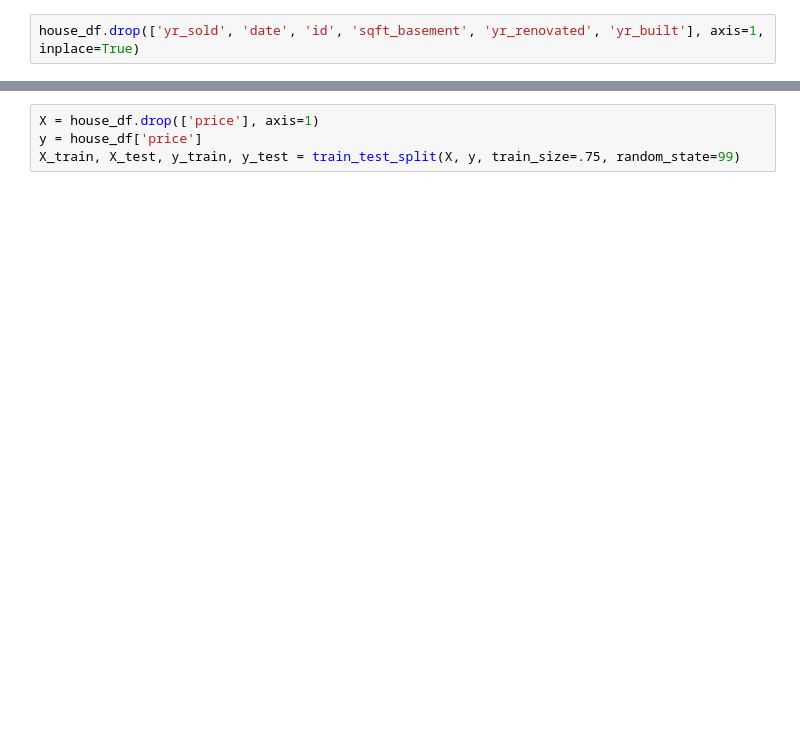
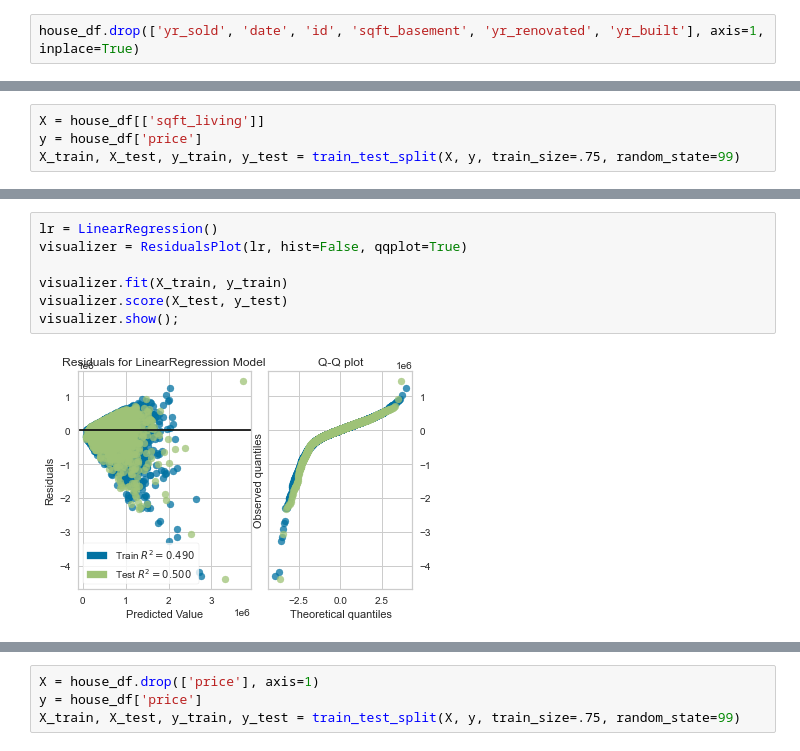
Before and after one commit to luke-lite/Residential-Real-Estate-Analysis, a Jupyter notebook: Residential Real Estate Analysis.ipynb, the cells around one changed output, grey strips where cells are left out. Saved outputs shown, nothing was run; the diff lists cells and outputs as text; blank space fills up the shorter version.

```diff
--- a/Residential Real Estate Analysis.ipynb
+++ b/Residential Real Estate Analysis.ipynb
@@ -290,0 +303,4 @@ Before I examine these issues, however, I want to create a model based on all av
+# %%
+X = house_df[['sqft_living']]
+y = house_df['price']
+X_train, X_test, y_train, y_test = train_test_split(X, y, train_size=.75, random_state=99)
@@ -290,0 +318,9 @@ Before I examine these issues, however, I want to create a model based on all av
+# %%
+lr = LinearRegression()
+visualizer = ResidualsPlot(lr, hist=False, qqplot=True)
+
+visualizer.fit(X_train, y_train)
+visualizer.score(X_test, y_test)
+visualizer.show();
+# %% [output]
+[figure, added]
```
Also changed, not shown: parts of 119 cells of this notebook.
